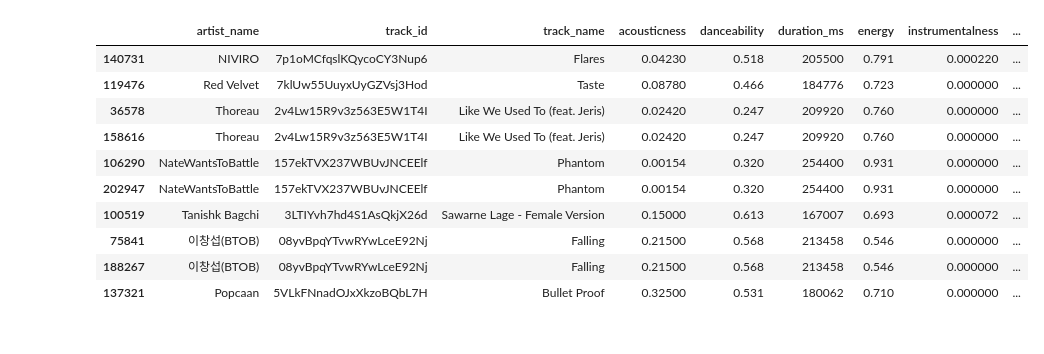
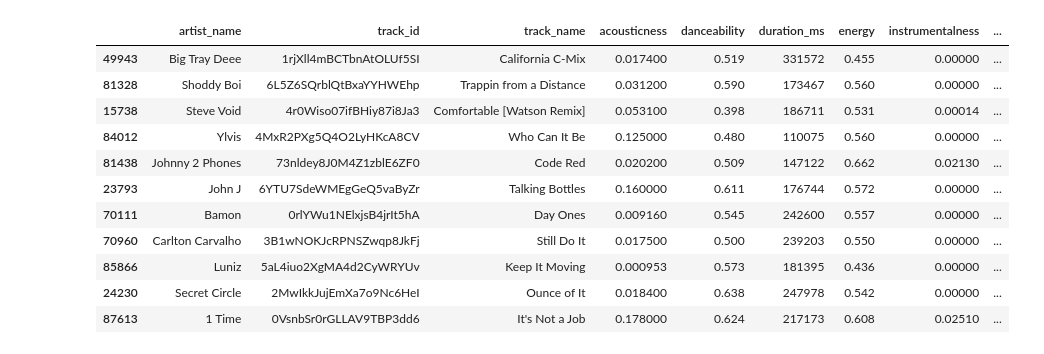
Before and after one commit to bw-spotify-song-suggester-4/data-science, a Jupyter notebook: pickletaste.ipynb, the cells around one changed output. Saved outputs shown, nothing was run; the diff lists cells and outputs as text; code cells hidden in the pictures.

Commit message:
model + scaler

```diff
--- a/pickletaste.ipynb
+++ b/pickletaste.ipynb
@@ -1,26 +1,29 @@
 # %%
 import pickle
 # %%
-model = pickle.load(open('rm_04.pkl','rb'))
+model = pickle.load(open('rm_05.pkl','rb'))
+# %%
+scaler = pickle.load(open('sc_05.pkl','rb'))
 # %%
-result = model.query([[.02, .5, .5, .1, 1, .1, -5, 1, .5, 200, 4, .5]], k = 11)
+result = model.query(scaler.transform([[.01, .5, .5, .1, 1, .1, -5, 1, .5, 190, 4, .5]]), k = 11)
 # %%
 import pandas as pd
 df = pd.read_csv('./data/merged_data.csv')
 # %%
-results = df.iloc[result[1][0][1:11]].copy()
+results = df.iloc[result[1][0][0:11]].copy()
 # %%
-results['distance'] = list(result[0][0][1:11])
+results['distance'] = list(result[0][0][0:11])
 results
 # %% [output]
 |  | artist_name | track_id | track_name | acousticness | danceability | duration_ms | energy | instrumentalness | ... |
-| 140731 | NIVIRO | 7p1oMCfqslKQycoCY3Nup6 | Flares | 0.04230 | 0.518 | 205500 | 0.791 | 0.000220 | ... |
-| 119476 | Red Velvet | 7klUw55UuyxUyGZVsj3Hod | Taste | 0.08780 | 0.466 | 184776 | 0.723 | 0.000000 | ... |
-| 36578 | Thoreau | 2v4Lw15R9v3z563E5W1T4I | Like We Used To (feat. Jeris) | 0.02420 | 0.247 | 209920 | 0.760 | 0.000000 | ... |
-| 158616 | Thoreau | 2v4Lw15R9v3z563E5W1T4I | Like We Used To (feat. Jeris) | 0.02420 | 0.247 | 209920 | 0.760 | 0.000000 | ... |
-| 106290 | NateWantsToBattle | 157ekTVX237WBUvJNCEElf | Phantom | 0.00154 | 0.320 | 254400 | 0.931 | 0.000000 | ... |
-| 202947 | NateWantsToBattle | 157ekTVX237WBUvJNCEElf | Phantom | 0.00154 | 0.320 | 254400 | 0.931 | 0.000000 | ... |
-| 100519 | Tanishk Bagchi | 3LTIYvh7hd4S1AsQkjX26d | Sawarne Lage - Female Version | 0.15000 | 0.613 | 167007 | 0.693 | 0.000072 | ... |
-| 75841 | 이창섭(BTOB) | 08yvBpqYTvwRYwLceE92Nj | Falling | 0.21500 | 0.568 | 213458 | 0.546 | 0.000000 | ... |
-| 188267 | 이창섭(BTOB) | 08yvBpqYTvwRYwLceE92Nj | Falling | 0.21500 | 0.568 | 213458 | 0.546 | 0.000000 | ... |
-| 137321 | Popcaan | 5VLkFNnadOJxXkzoBQbL7H | Bullet Proof | 0.32500 | 0.531 | 180062 | 0.710 | 0.000000 | ... |
+| 49943 | Big Tray Deee | 1rjXll4mBCTbnAtOLUf5SI | California C-Mix | 0.017400 | 0.519 | 331572 | 0.455 | 0.00000 | ... |
+| 81328 | Shoddy Boi | 6L5Z6SQrblQtBxaYYHWEhp | Trappin from a Distance | 0.031200 | 0.590 | 173467 | 0.560 | 0.00000 | ... |
+| 15738 | Steve Void | 4r0Wiso07ifBHiy87i8Ja3 | Comfortable [Watson Remix] | 0.053100 | 0.398 | 186711 | 0.531 | 0.00014 | ... |
+| 84012 | Ylvis | 4MxR2PXg5Q4O2LyHKcA8CV | Who Can It Be | 0.125000 | 0.480 | 110075 | 0.560 | 0.00000 | ... |
+| 81438 | Johnny 2 Phones | 73nldey8J0M4Z1zblE6ZF0 | Code Red | 0.020200 | 0.509 | 147122 | 0.662 | 0.02130 | ... |
+| 23793 | John J | 6YTU7SdeWMEgGeQ5vaByZr | Talking Bottles | 0.160000 | 0.611 | 176744 | 0.572 | 0.00000 | ... |
+| 70111 | Bamon | 0rlYWu1NElxjsB4jrIt5hA | Day Ones | 0.009160 | 0.545 | 242600 | 0.557 | 0.00000 | ... |
+| 70960 | Carlton Carvalho | 3B1wNOKJcRPNSZwqp8JkFj | Still Do It | 0.017500 | 0.500 | 239203 | 0.550 | 0.00000 | ... |
+| 85866 | Luniz | 5aL4iuo2XgMA4d2CyWRYUv | Keep It Moving | 0.000953 | 0.573 | 181395 | 0.436 | 0.00000 | ... |
+| 24230 | Secret Circle | 2MwIkkJujEmXa7o9Nc6HeI | Ounce of It | 0.018400 | 0.638 | 247978 | 0.542 | 0.00000 | ... |
+| 87613 | 1 Time | 0VsnbSr0rGLLAV9TBP3dd6 | It's Not a Job | 0.178000 | 0.624 | 217173 | 0.608 | 0.02510 | ... |
```
Also changed, not shown: parts of 7 cells of this notebook, 3 other files.
